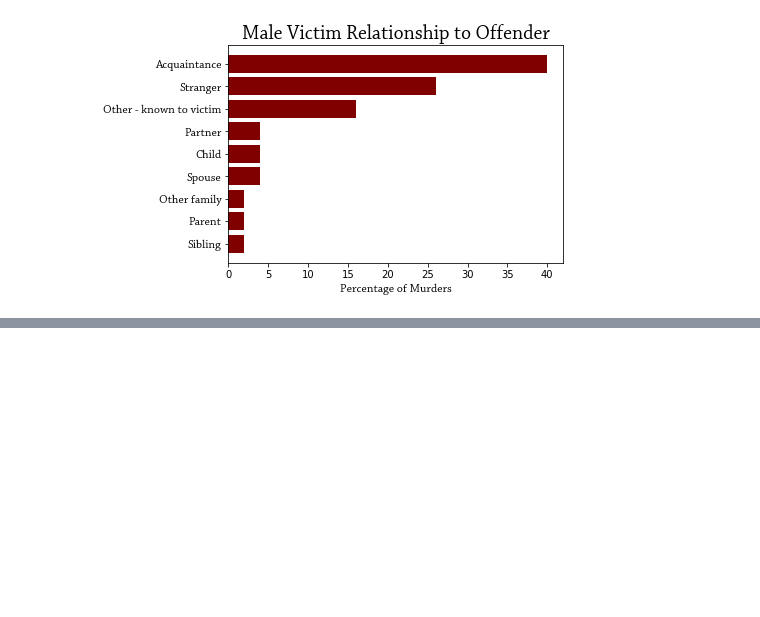
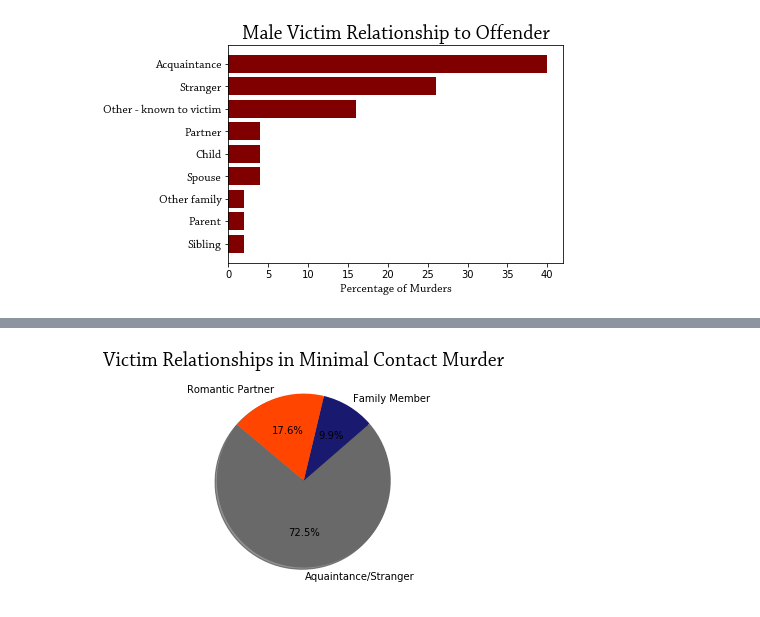
Before and after one commit to bendgame/Project-one, a Jupyter notebook: Midwest_Murder_Relationships.ipynb, the cells around one changed output, grey strips where cells are left out. Saved outputs shown, nothing was run; the diff lists cells and outputs as text; code cells hidden in the pictures; blank space fills up the shorter version.

```diff
--- a/Midwest_Murder_Relationships.ipynb
+++ b/Midwest_Murder_Relationships.ipynb
@@ -305,0 +364,13 @@ subsetDataFrame = dfObj[dfObj['Product'].isin(['Mangos', 'Grapes']) ]
+# %%
+relationship = ['Aquaintance/Stranger', 'Family Member', 'Romantic Partner']
+count = [35717, 4881, 8679]
+colors = ["dimgray", "midnightblue", "orangered"]
+
+# Tell matplotlib to create a pie chart based upon the above data
+plt.pie(count, labels=relationship, colors=colors,
+        autopct="%1.1f%%", shadow=True, startangle=140)
+
+plt.title("Victim Relationships in Minimal Contact Murder", fontname='Chaparral Pro', fontsize=20)
+plt.show()
+# %% [output]
+[figure, added]
```
Also changed, not shown: parts of 17 cells of this notebook.
